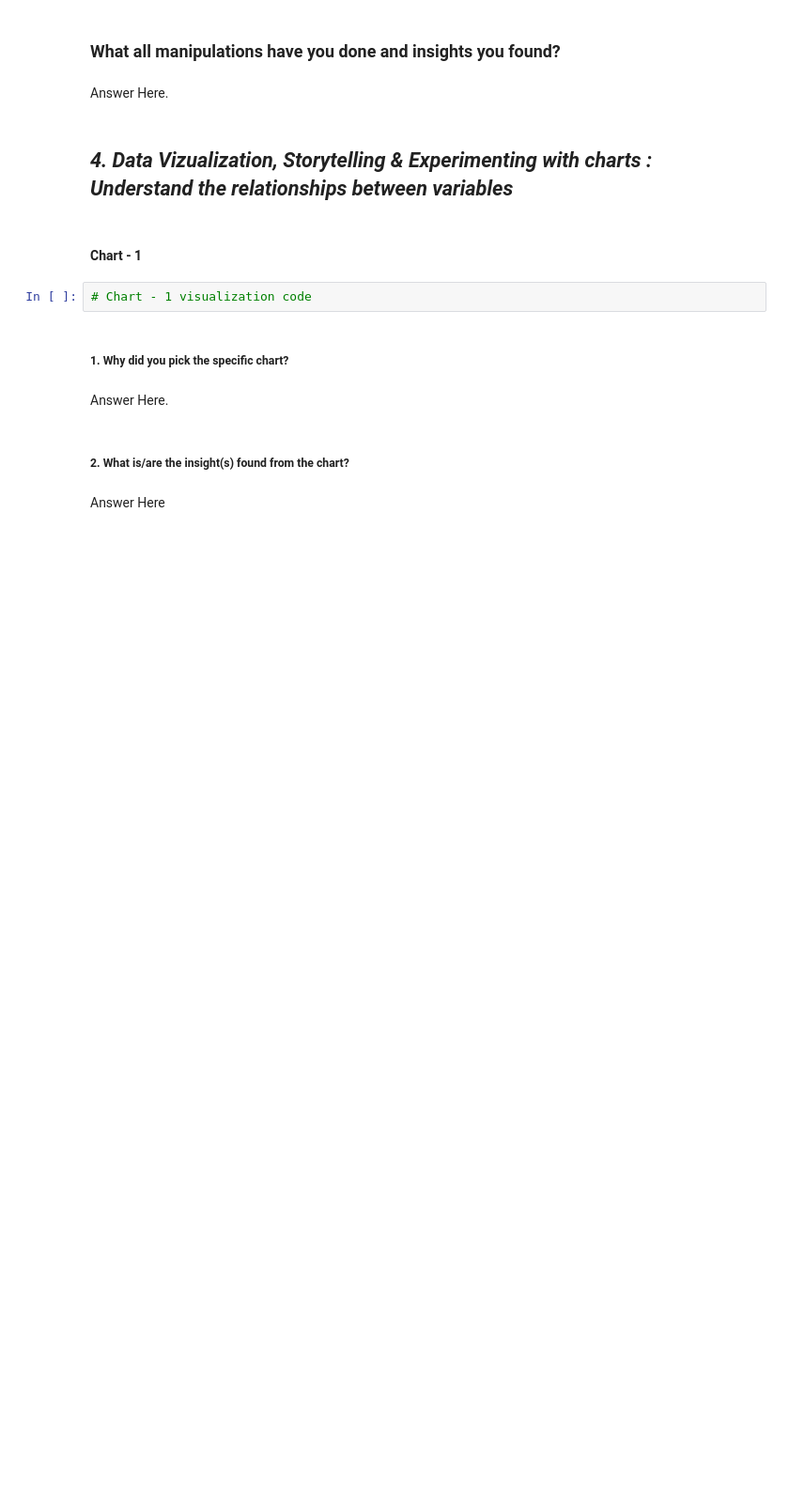
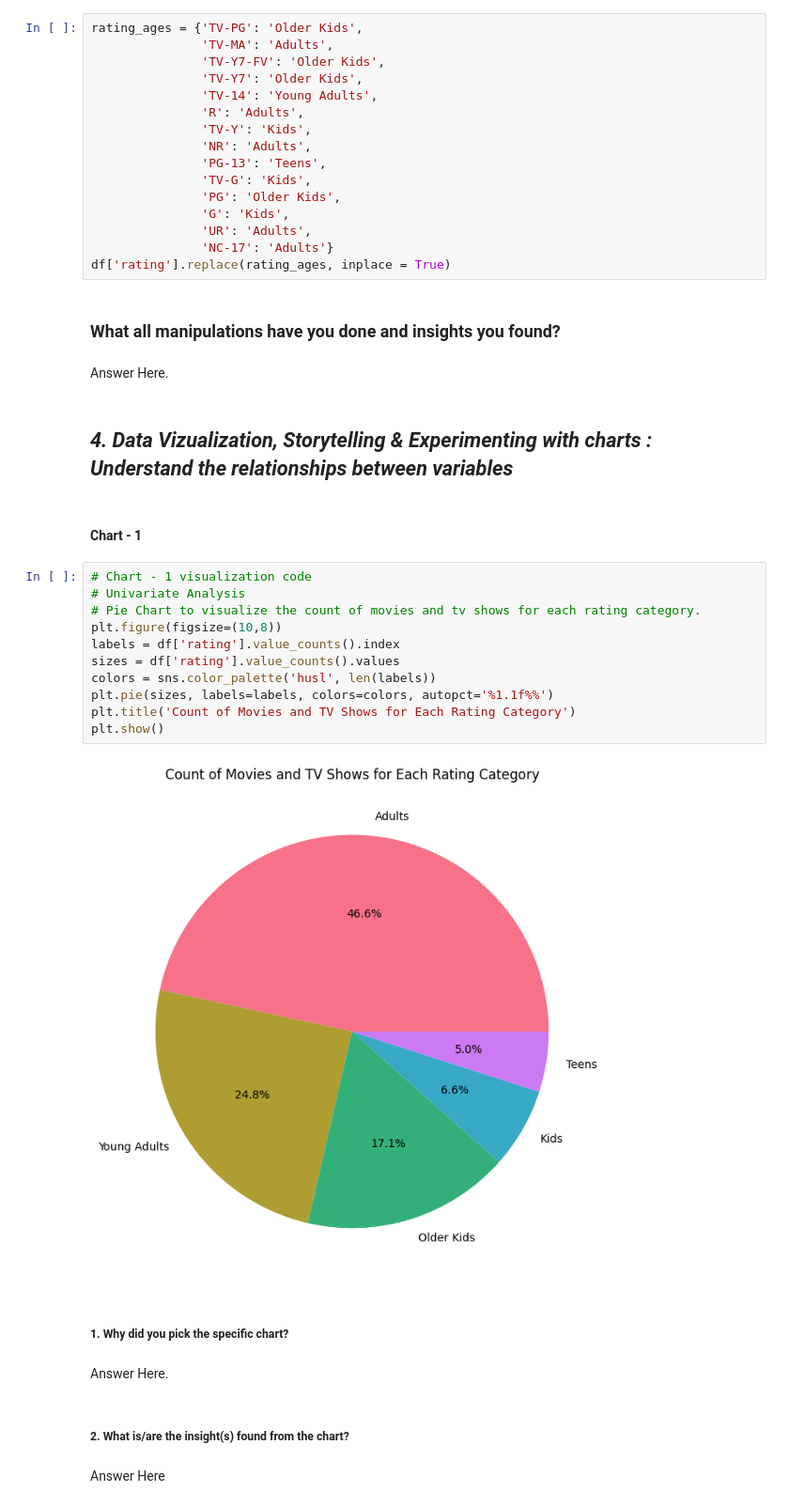
Before and after one commit to amol004/NETFLIX-MOVIES-AND-TV-SHOWS-CLUSTERING, a Jupyter notebook: NETFLIX_MOVIES_AND_TV_SHOWS_CLUSTERING.ipynb, the cells around one changed output. Shown: that part at 94% size. Saved outputs shown, nothing was run; the diff lists cells and outputs as text; blank space fills up the shorter version.

```diff
--- a/NETFLIX_MOVIES_AND_TV_SHOWS_CLUSTERING.ipynb
+++ b/NETFLIX_MOVIES_AND_TV_SHOWS_CLUSTERING.ipynb
@@ -344,6 +342,22 @@ df['country_name'] = df['country'].apply(lambda x: x.split(",")[0])
 df['cast'] = df['cast'].astype(str)
 # Retrieving just the first i.e the main actor/actress from the cast
 df['lead_actor'] = df['cast'].apply(lambda x: x.split(",")[0])
+# %%
+rating_ages = {'TV-PG': 'Older Kids',
+               'TV-MA': 'Adults',
+               'TV-Y7-FV': 'Older Kids',
+               'TV-Y7': 'Older Kids',
+               'TV-14': 'Young Adults',
+               'R': 'Adults',
+               'TV-Y': 'Kids',
+               'NR': 'Adults',
+               'PG-13': 'Teens',
+               'TV-G': 'Kids',
+               'PG': 'Older Kids',
+               'G': 'Kids',
+               'UR': 'Adults',
+               'NC-17': 'Adults'}
+df['rating'].replace(rating_ages, inplace = True)
 # %% [markdown]
 ### What all manipulations have you done and insights you found?
 # %% [markdown]
@@ -352,8 +366,19 @@ Answer Here.
 ## ***4. Data Vizualization, Storytelling & Experimenting with charts : Understand the relationships between variables***
 # %% [markdown]
 #### Chart - 1
-# %%
-# Chart - 1 visualization code
+# %%
+# Chart - 1 visualization code
+# Univariate Analysis
+# Pie Chart to visualize the count of movies and tv shows for each rating category.
+plt.figure(figsize=(10,8))
+labels = df['rating'].value_counts().index
+sizes = df['rating'].value_counts().values
+colors = sns.color_palette('husl', len(labels))
+plt.pie(sizes, labels=labels, colors=colors, autopct='%1.1f%%')
+plt.title('Count of Movies and TV Shows for Each Rating Category')
+plt.show()
+# %% [output]
+[figure, added]
 # %% [markdown]
 ##### 1. Why did you pick the specific chart?
 # %% [markdown]
```
Also changed, not shown: parts of 2 cells of this notebook.
